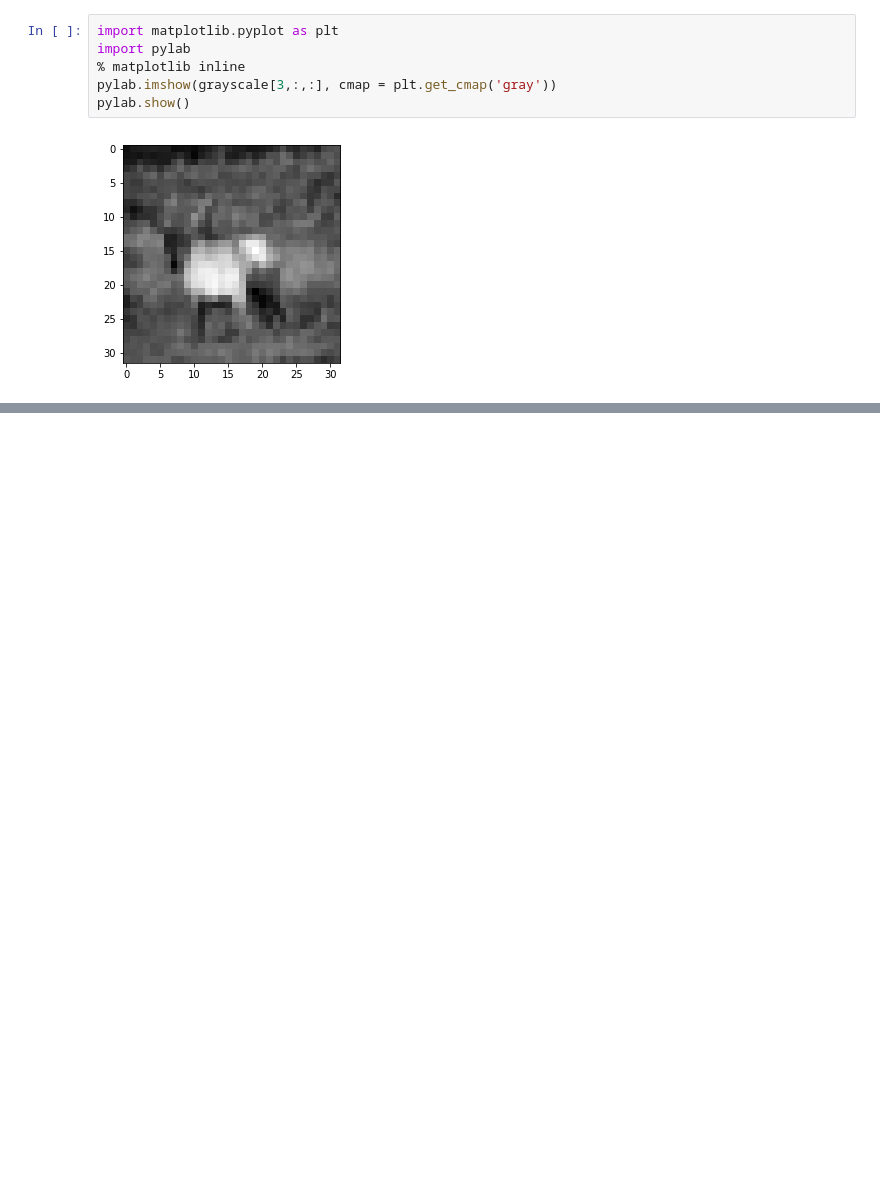
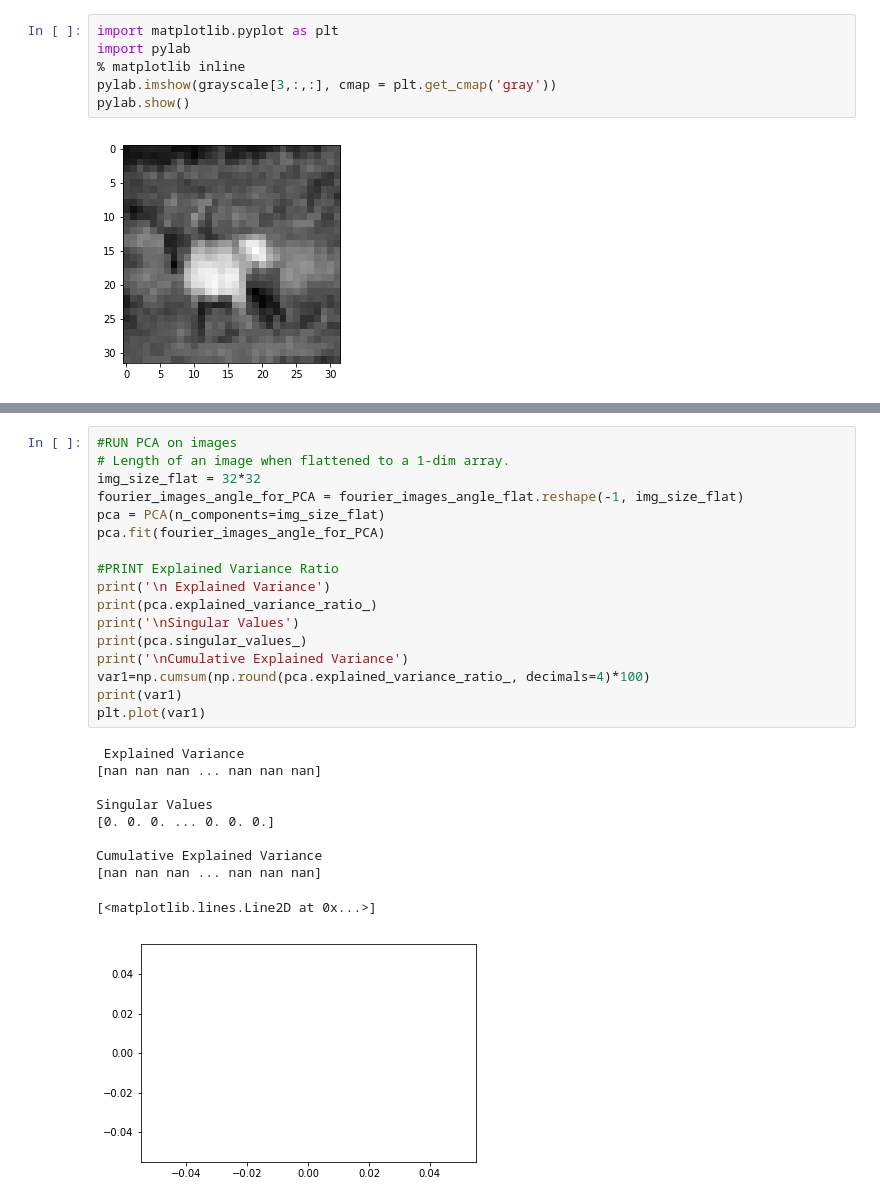
Before and after one commit to ecwitz/InclusiveImage_Unsupervised, a Jupyter notebook: Fourier_Analysis.ipynb, the cells around one changed output, grey strips where cells are left out. Drawn from its saved outputs; the diff is of its cells as text; blank space fills up the shorter version.

```diff
--- a/Fourier_Analysis.ipynb
+++ b/Fourier_Analysis.ipynb
@@ -270,0 +281,28 @@ plt.plot(var1)
+# %%
+#RUN PCA on images
+# Length of an image when flattened to a 1-dim array.
+img_size_flat = 32*32
+fourier_images_angle_for_PCA = fourier_images_angle_flat.reshape(-1, img_size_flat)
+pca = PCA(n_components=img_size_flat)
+pca.fit(fourier_images_angle_for_PCA)
+
+#PRINT Explained Variance Ratio
+print('\n Explained Variance')
+print(pca.explained_variance_ratio_)
+print('\nSingular Values')
+print(pca.singular_values_)
+print('\nCumulative Explained Variance')
+var1=np.cumsum(np.round(pca.explained_variance_ratio_, decimals=4)*100)
+print(var1)
+plt.plot(var1)
+# %% [output]
+ Explained Variance
+[nan nan nan ... nan nan nan]
+
+Singular Values
+[0. 0. 0. ... 0. 0. 0.]
+
+Cumulative Explained Variance
+[nan nan nan ... nan nan nan]
+[<matplotlib.lines.Line2D at 0x...>]
+[figure, added]
```
Also changed, not shown: parts of 13 cells of this notebook, 2 other files.
